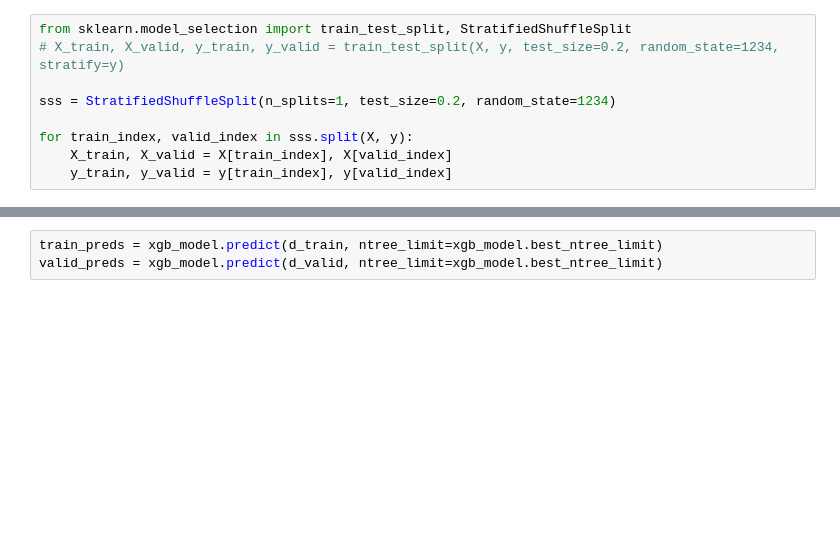
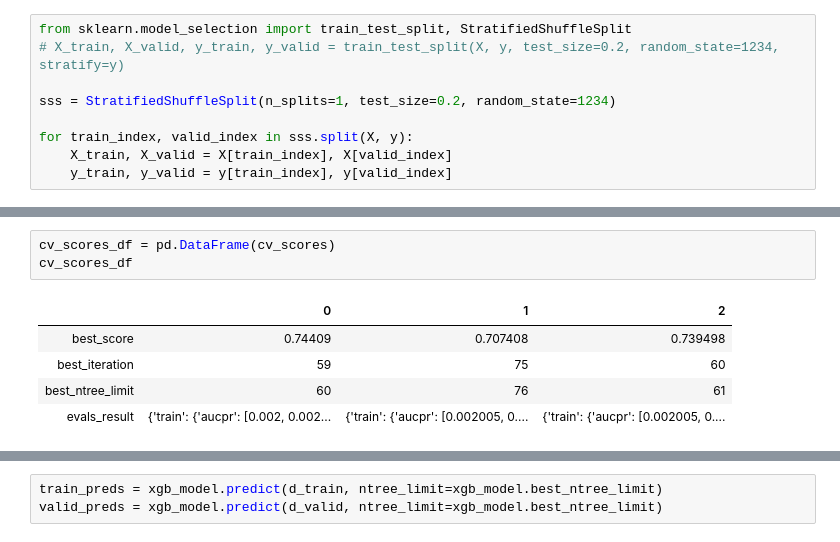
Before and after one commit to romirmoza/omop-cdm-postgresql, a Jupyter notebook: XGB_model_4.ipynb, the cells around one changed output, grey strips where cells are left out. Cells and saved outputs as stored; diff of their text form; blank space fills up the shorter version.

```diff
--- a/XGB_model_4.ipynb
+++ b/XGB_model_4.ipynb
@@ -480,0 +526,9 @@ Wall time: 16.8 s
+# %%
+cv_scores_df = pd.DataFrame(cv_scores)
+cv_scores_df
+# %% [output]
+|  | 0 | 1 | 2 |
+| best_score | 0.74409 | 0.707408 | 0.739498 |
+| best_iteration | 59 | 75 | 60 |
+| best_ntree_limit | 60 | 76 | 61 |
+| evals_result | {'train': {'aucpr': [0.002, 0.002... | {'train': {'aucpr': [0.002005, 0.... | {'train': {'aucpr': [0.002005, 0.... |
```
Also changed, not shown: parts of 10 cells of this notebook.
